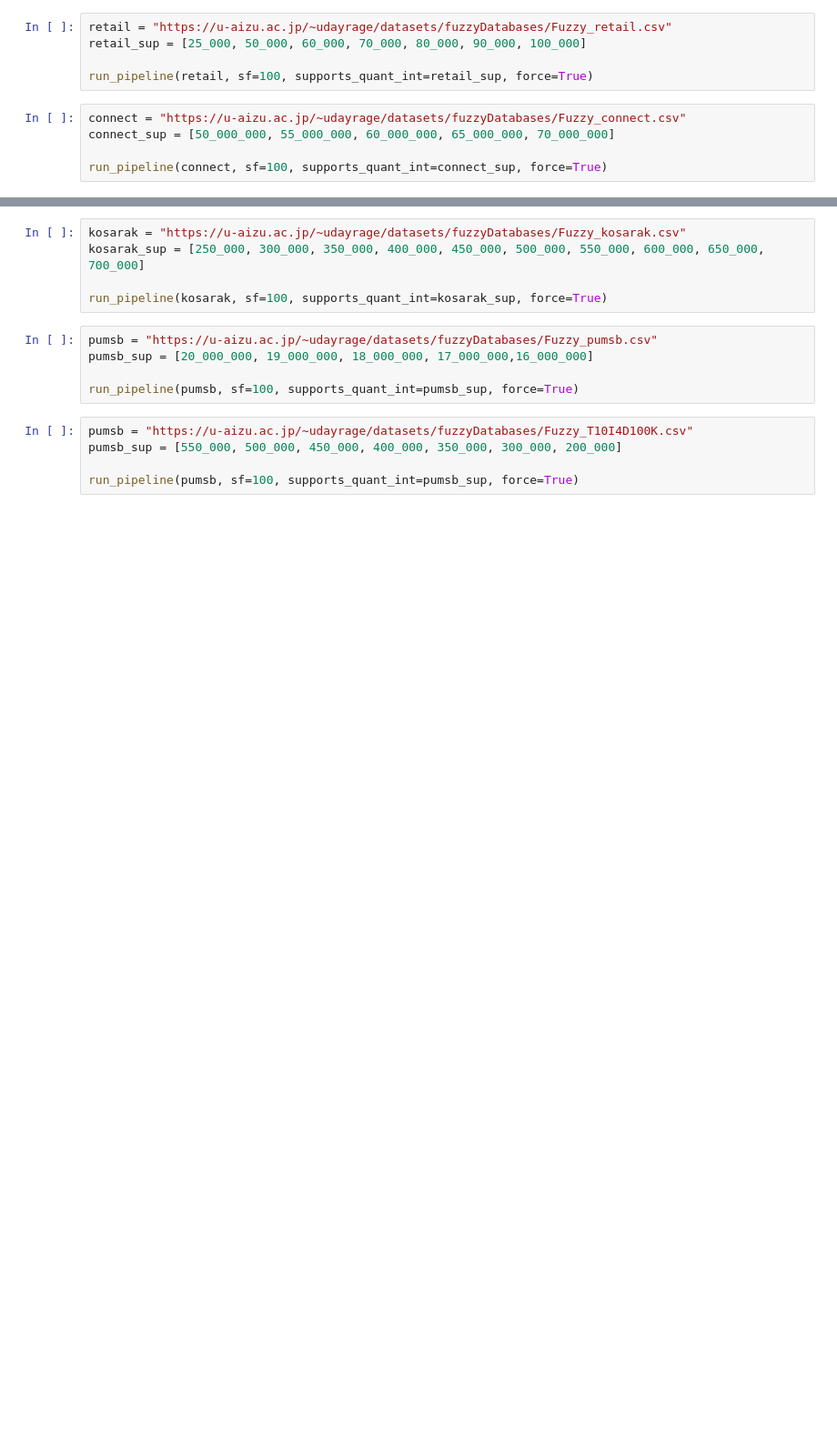
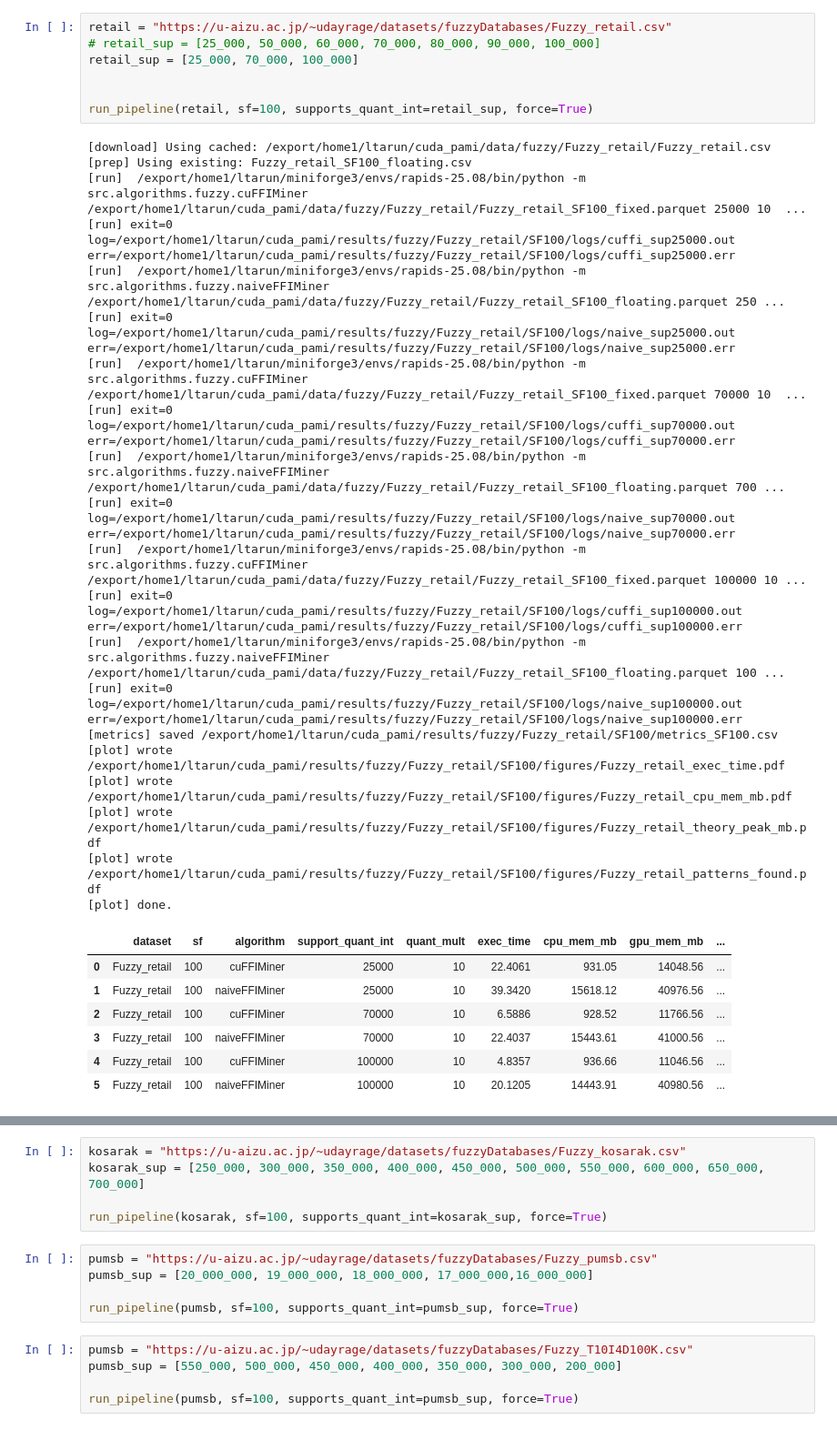
Before and after one commit to udayRage/cuda_pami, a Jupyter notebook: notebooks/fuzzy/fuzzy.ipynb, the cells around one changed output, grey strips where cells are left out. Shown: that part at 91% size. Saved outputs shown, nothing was run; the diff lists cells and outputs as text; blank space fills up the shorter version.

```diff
--- a/notebooks/fuzzy/fuzzy.ipynb
+++ b/notebooks/fuzzy/fuzzy.ipynb
@@ -354,11 +354,36 @@ def run_pipeline(
     return df
 # %%
 retail = "https://u-aizu.ac.jp/~udayrage/datasets/fuzzyDatabases/Fuzzy_retail.csv"
-retail_sup = [25_000, 50_000, 60_000, 70_000, 80_000, 90_000, 100_000]
+# retail_sup = [25_000, 50_000, 60_000, 70_000, 80_000, 90_000, 100_000]
+retail_sup = [25_000, 70_000, 100_000]
+
 
 run_pipeline(retail, sf=100, supports_quant_int=retail_sup, force=True)
+# %% [output]
+[download] Using cached: /export/home1/ltarun/cuda_pami/data/fuzzy/Fuzzy_retail/Fuzzy_retail.csv
+[prep] Using existing: Fuzzy_retail_SF100_floating.csv
+[run]  /export/home1/ltarun/miniforge3/envs/rapids-25.08/bin/python -m src.algorithms.fuzzy.cuFFIMiner /export/home1/ltarun/cuda_pami/data/fuzzy/Fuzzy_retail/Fuzzy_retail_SF100_fixed.parquet 25000 10  ...
+[run] exit=0  log=/export/home1/ltarun/cuda_pami/results/fuzzy/Fuzzy_retail/SF100/logs/cuffi_sup25000.out  err=/export/home1/ltarun/cuda_pami/results/fuzzy/Fuzzy_retail/SF100/logs/cuffi_sup25000.err
+[run]  /export/home1/ltarun/miniforge3/envs/rapids-25.08/bin/python -m src.algorithms.fuzzy.naiveFFIMiner /export/home1/ltarun/cuda_pami/data/fuzzy/Fuzzy_retail/Fuzzy_retail_SF100_floating.parquet 250 ...
+[run] exit=0  log=/export/home1/ltarun/cuda_pami/results/fuzzy/Fuzzy_retail/SF100/logs/naive_sup25000.out  err=/export/home1/ltarun/cuda_pami/results/fuzzy/Fuzzy_retail/SF100/logs/naive_sup25000.err
+[run]  /export/home1/ltarun/miniforge3/envs/rapids-25.08/bin/python -m src.algorithms.fuzzy.cuFFIMiner /export/home1/ltarun/cuda_pami/data/fuzzy/Fuzzy_retail/Fuzzy_retail_SF100_fixed.parquet 70000 10  ...
+[run] exit=0  log=/export/home1/ltarun/cuda_pami/results/fuzzy/Fuzzy_retail/SF100/logs/cuffi_sup70000.out  err=/export/home1/ltarun/cuda_pami/results/fuzzy/Fuzzy_retail/SF100/logs/cuffi_sup70000.err
+[run]  /export/home1/ltarun/miniforge3/envs/rapids-25.08/bin/python -m src.algorithms.fuzzy.naiveFFIMiner /export/home1/ltarun/cuda_pami/data/fuzzy/Fuzzy_retail/Fuzzy_retail_SF100_floating.parquet 700 ...
+[run] exit=0  log=/export/home1/ltarun/cuda_pami/results/fuzzy/Fuzzy_retail/SF100/logs/naive_sup70000.out  err=/export/home1/ltarun/cuda_pami/results/fuzzy/Fuzzy_retail/SF100/logs/naive_sup70000.err
+[run]  /export/home1/ltarun/miniforge3/envs/rapids-25.08/bin/python -m src.algorithms.fuzzy.cuFFIMiner /export/home1/ltarun/cuda_pami/data/fuzzy/Fuzzy_retail/Fuzzy_retail_SF100_fixed.parquet 100000 10 ...
+[run] exit=0  log=/export/home1/ltarun/cuda_pami/results/fuzzy/Fuzzy_retail/SF100/logs/cuffi_sup100000.out  err=/export/home1/ltarun/cuda_pami/results/fuzzy/Fuzzy_retail/SF100/logs/cuffi_sup100000.err
+[run]  /export/home1/ltarun/miniforge3/envs/rapids-25.08/bin/python -m src.algorithms.fuzzy.naiveFFIMiner /export/home1/ltarun/cuda_pami/data/fuzzy/Fuzzy_retail/Fuzzy_retail_SF100_floating.parquet 100 ...
+[run] exit=0  log=/export/home1/ltarun/cuda_pami/results/fuzzy/Fuzzy_retail/SF100/logs/naive_sup100000.out  err=/export/home1/ltarun/cuda_pami/results/fuzzy/Fuzzy_retail/SF100/logs/naive_sup100000.err
+[metrics] saved /export/home1/ltarun/cuda_pami/results/fuzzy/Fuzzy_retail/SF100/metrics_SF100.csv
+[plot] wrote /export/home1/ltarun/cuda_pami/results/fuzzy/Fuzzy_retail/SF100/figures/Fuzzy_retail_exec_time.pdf
+[plot] wrote /export/home1/ltarun/cuda_pami/results/fuzzy/Fuzzy_retail/SF100/figures/Fuzzy_retail_cpu_mem_mb.pdf
+[plot] wrote /export/home1/ltarun/cuda_pami/results/fuzzy/Fuzzy_retail/SF100/figures/Fuzzy_retail_theory_peak_mb.pdf
+[plot] wrote /export/home1/ltarun/cuda_pami/results/fuzzy/Fuzzy_retail/SF100/figures/Fuzzy_retail_patterns_found.pdf
+[plot] done.
+|  | dataset | sf | algorithm | support_quant_int | quant_mult | exec_time | cpu_mem_mb | gpu_mem_mb | ... |
+| 0 | Fuzzy_retail | 100 | cuFFIMiner | 25000 | 10 | 22.4061 | 931.05 | 14048.56 | ... |
+| 1 | Fuzzy_retail | 100 | naiveFFIMiner | 25000 | 10 | 39.3420 | 15618.12 | 40976.56 | ... |
+| 2 | Fuzzy_retail | 100 | cuFFIMiner | 70000 | 10 | 6.5886 | 928.52 | 11766.56 | ... |
+| 3 | Fuzzy_retail | 100 | naiveFFIMiner | 70000 | 10 | 22.4037 | 15443.61 | 41000.56 | ... |
+| 4 | Fuzzy_retail | 100 | cuFFIMiner | 100000 | 10 | 4.8357 | 936.66 | 11046.56 | ... |
+| 5 | Fuzzy_retail | 100 | naiveFFIMiner | 100000 | 10 | 20.1205 | 14443.91 | 40980.56 | ... |
-# %%
-connect = "https://u-aizu.ac.jp/~udayrage/datasets/fuzzyDatabases/Fuzzy_connect.csv"
-connect_sup = [50_000_000, 55_000_000, 60_000_000, 65_000_000, 70_000_000]
-
-run_pipeline(connect, sf=100, supports_quant_int=connect_sup, force=True)
```
Also changed, not shown: parts of 2 cells of this notebook, 20 other files.
